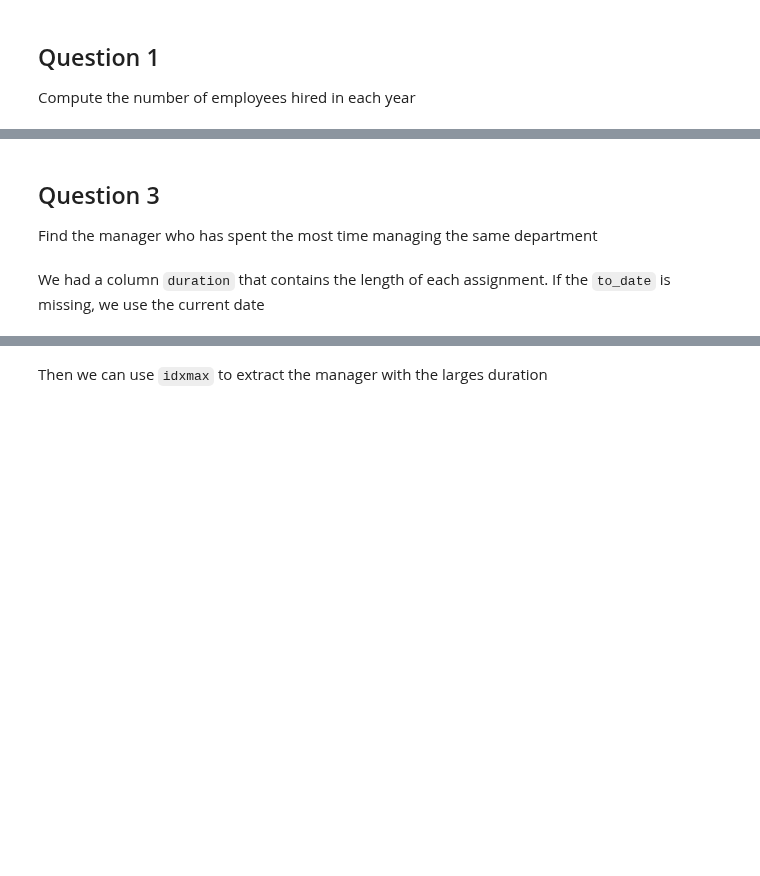
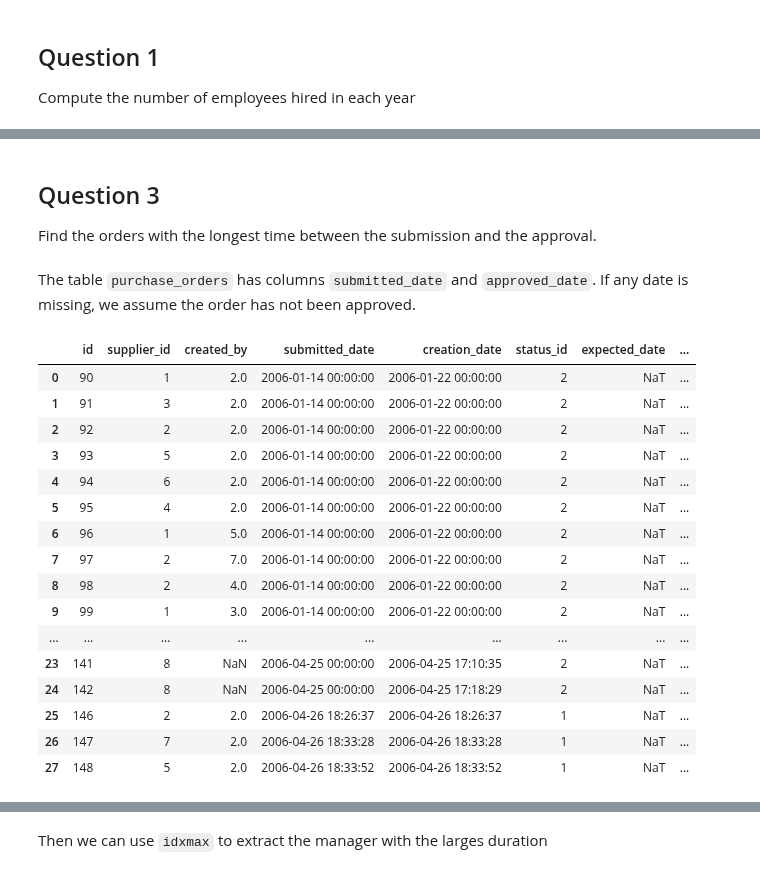
Before and after one commit to gdv/foundationsCS, a Jupyter notebook: teachers/py-13-employees.ipynb, the cells around one changed output, grey strips where cells are left out. Cells and saved outputs as stored; diff of their text form; code cells hidden in the pictures; blank space fills up the shorter version.

```diff
--- a/teachers/py-13-employees.ipynb
+++ b/teachers/py-13-employees.ipynb
@@ -212,0 +62,8 @@ titles.head()
+# %%
+tables = ['Categories', 'CustomerCustomerDemo', 'CustomerDemographics', 'Customers',
+          'EmployeeTerritories', 'OrderDetails', 'Orders', 'Products', 'Region',
+          'Shippers', 'Suppliers', 'Territories', 'invoices',
+          'purchase_order_status', 'purchase_orders']
+df = {}
+for table in tables:
+    df[table] = pd.read_sql_table(table, 'sqlite:///ex-data/Northwind/Northwind_large.sqlite')
@@ -279,5 +151,25 @@ Name: 3, dtype: object
 # %% [markdown]
 ## Question 3
-Find the manager who has spent the most time managing the same department
+Find the orders with the longest time between the submission and the approval.
-# %% [markdown]
-We had a column `duration` that contains the length of each assignment. If the `to_date` is missing, we use the current date
+# %% [markdown]
+The table `purchase_orders` has columns `submitted_date` and `approved_date`. If any date is missing, we assume the order has not been approved.
+# %%
+df['purchase_orders']
+# %% [output]
+|  | id | supplier_id | created_by | submitted_date | creation_date | status_id | expected_date | ... |
+| 0 | 90 | 1 | 2.0 | 2006-01-14 00:00:00 | 2006-01-22 00:00:00 | 2 | NaT | ... |
+| 1 | 91 | 3 | 2.0 | 2006-01-14 00:00:00 | 2006-01-22 00:00:00 | 2 | NaT | ... |
+| 2 | 92 | 2 | 2.0 | 2006-01-14 00:00:00 | 2006-01-22 00:00:00 | 2 | NaT | ... |
+| 3 | 93 | 5 | 2.0 | 2006-01-14 00:00:00 | 2006-01-22 00:00:00 | 2 | NaT | ... |
+| 4 | 94 | 6 | 2.0 | 2006-01-14 00:00:00 | 2006-01-22 00:00:00 | 2 | NaT | ... |
+| 5 | 95 | 4 | 2.0 | 2006-01-14 00:00:00 | 2006-01-22 00:00:00 | 2 | NaT | ... |
+| 6 | 96 | 1 | 5.0 | 2006-01-14 00:00:00 | 2006-01-22 00:00:00 | 2 | NaT | ... |
+| 7 | 97 | 2 | 7.0 | 2006-01-14 00:00:00 | 2006-01-22 00:00:00 | 2 | NaT | ... |
+| 8 | 98 | 2 | 4.0 | 2006-01-14 00:00:00 | 2006-01-22 00:00:00 | 2 | NaT | ... |
+| 9 | 99 | 1 | 3.0 | 2006-01-14 00:00:00 | 2006-01-22 00:00:00 | 2 | NaT | ... |
+| ... | ... | ... | ... | ... | ... | ... | ... | ... |
+| 23 | 141 | 8 | NaN | 2006-04-25 00:00:00 | 2006-04-25 17:10:35 | 2 | NaT | ... |
+| 24 | 142 | 8 | NaN | 2006-04-25 00:00:00 | 2006-04-25 17:18:29 | 2 | NaT | ... |
+| 25 | 146 | 2 | 2.0 | 2006-04-26 18:26:37 | 2006-04-26 18:26:37 | 1 | NaT | ... |
+| 26 | 147 | 7 | 2.0 | 2006-04-26 18:33:28 | 2006-04-26 18:33:28 | 1 | NaT | ... |
+| 27 | 148 | 5 | 2.0 | 2006-04-26 18:33:52 | 2006-04-26 18:33:52 | 1 | NaT | ... |
```
Also changed, not shown: parts of 69 cells of this notebook, 4 other files.
